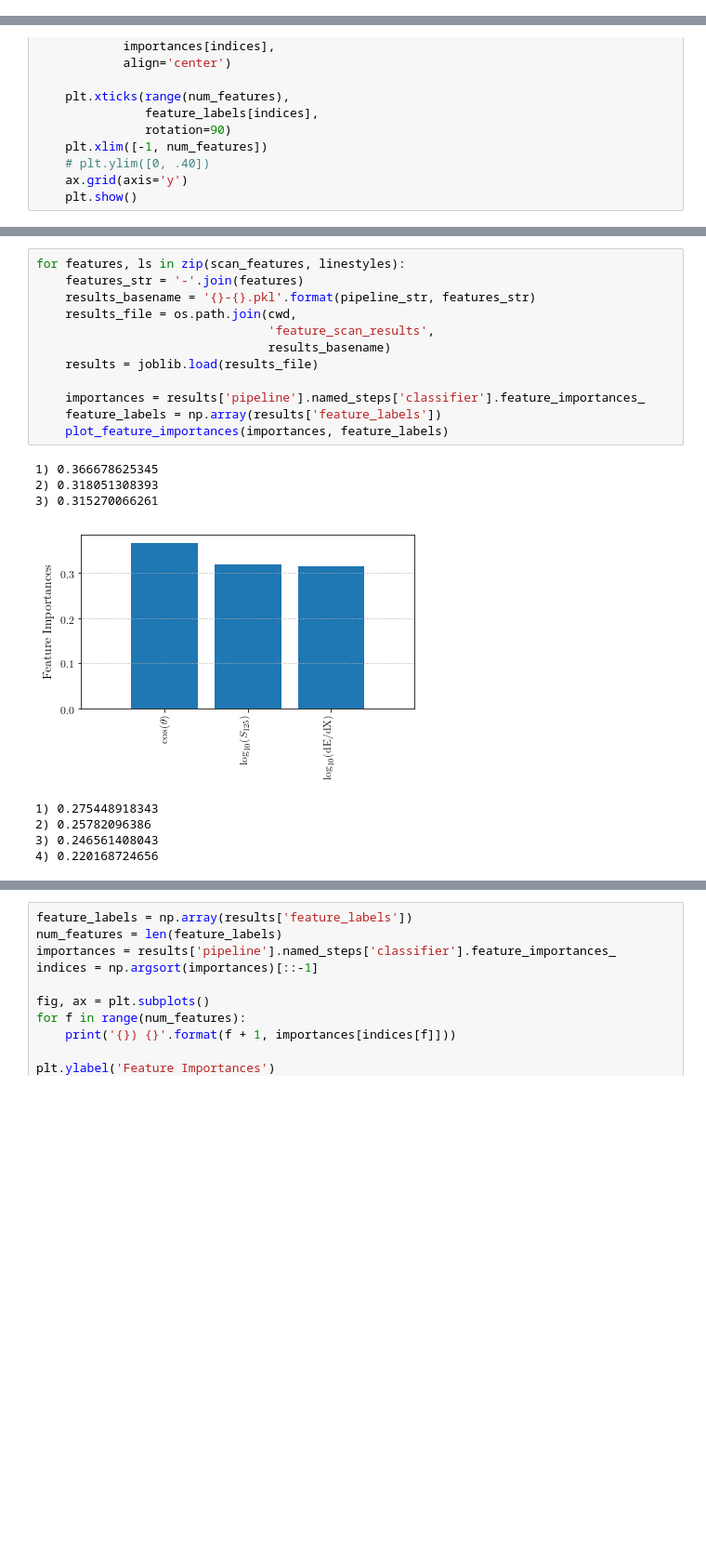
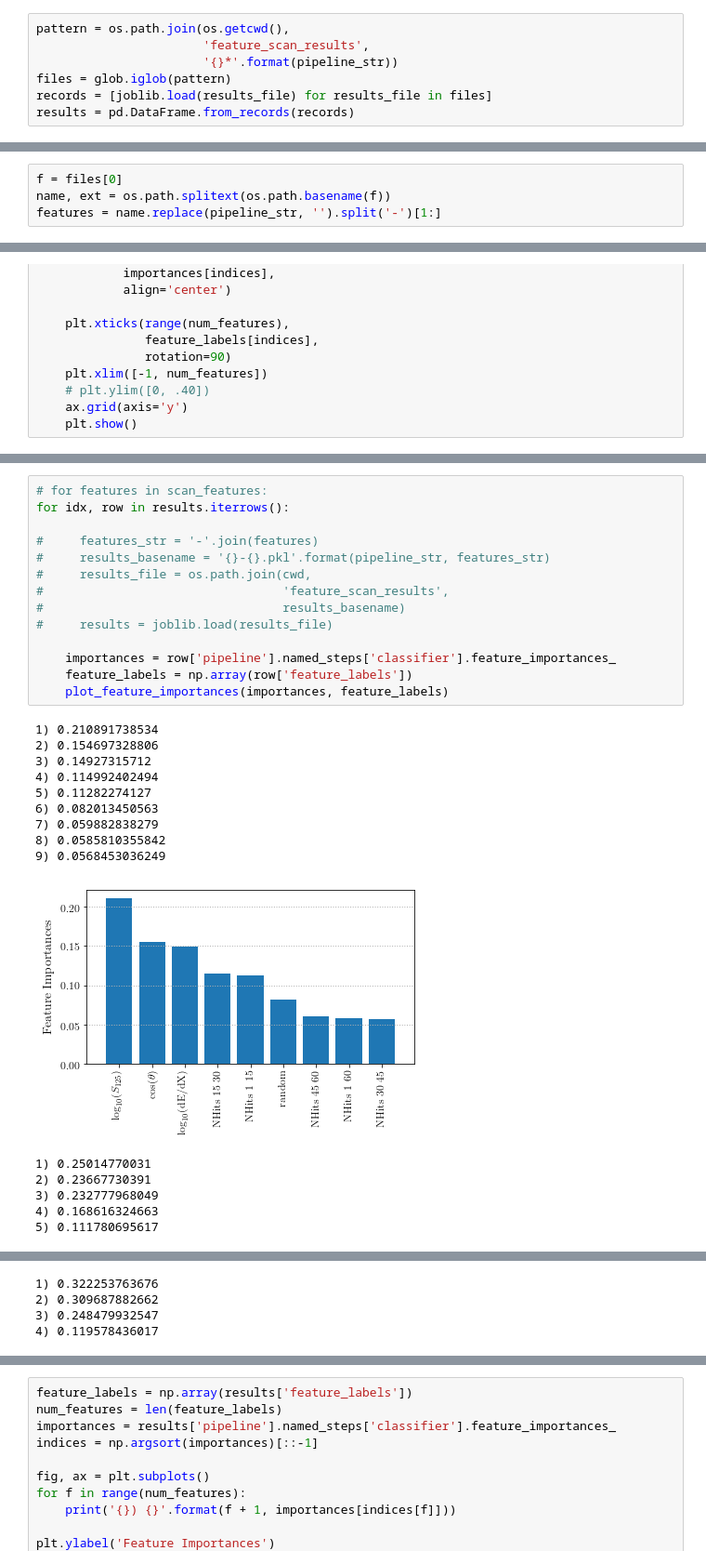
Before and after one commit to jrbourbeau/cr-composition, a Jupyter notebook: feature_selection/plot-feature-scan.ipynb, the cells around one changed output, grey strips where cells are left out. Shown at 93% size. Saved outputs shown, nothing was run; the diff lists cells and outputs as text; blank space fills up the shorter version.

```diff
--- a/feature_selection/plot-feature-scan.ipynb
+++ b/feature_selection/plot-feature-scan.ipynb
@@ -22,3 +24,10 @@ pipeline_str = '{}_comp_{}_{}-groups'.format(pipeline, config, num_groups)
 pipeline_str
 # %% [output]
 'xgboost_comp_IC86.2012_2-groups'
+# %%
+pattern = os.path.join(os.getcwd(),
+                       'feature_scan_results',
+                       '{}*'.format(pipeline_str))
+files = glob.iglob(pattern)
+records = [joblib.load(results_file) for results_file in files]
+results = pd.DataFrame.from_records(records)
@@ -24,0 +47,4 @@ pipeline_str
+# %%
+f = files[0]
+name, ext = os.path.splitext(os.path.basename(f))
+features = name.replace(pipeline_str, '').split('-')[1:]
@@ -106,21 +201,30 @@ plt.show()
 # %%
-for features, ls in zip(scan_features, linestyles):
-    features_str = '-'.join(features)
-    results_basename = '{}-{}.pkl'.format(pipeline_str, features_str)
-    results_file = os.path.join(cwd,
-                                'feature_scan_results',
-                                results_basename)
-    results = joblib.load(results_file)
+# for features in scan_features:
+for idx, row in results.iterrows():
 
-    importances = results['pipeline'].named_steps['classifier'].feature_importances_
-    feature_labels = np.array(results['feature_labels'])
+#     features_str = '-'.join(features)
+#     results_basename = '{}-{}.pkl'.format(pipeline_str, features_str)
+#     results_file = os.path.join(cwd,
+#                                 'feature_scan_results',
+#                                 results_basename)
+#     results = joblib.load(results_file)
+
+    importances = row['pipeline'].named_steps['classifier'].feature_importances_
+    feature_labels = np.array(row['feature_labels'])
     plot_feature_importances(importances, feature_labels)
 # %% [output]
-1) 0.366678625345
-2) 0.318051308393
-3) 0.315270066261
+1) 0.210891738534
+2) 0.154697328806
+3) 0.14927315712
+4) 0.114992402494
+5) 0.11282274127
+6) 0.082013450563
+7) 0.059882838279
+8) 0.0585810355842
+9) 0.0568453036249
-[figure, old version]
+[figure, new version]
-1) 0.275448918343
-2) 0.25782096386
-3) 0.246561408043
-4) 0.220168724656
+1) 0.25014770031
+2) 0.23667730391
+3) 0.232777968049
+4) 0.168616324663
+5) 0.111780695617
@@ -135,3 +239,7 @@ for features, ls in zip(scan_features, linestyles):
 8) 0.0574636086822
 9) 0.0547002218664
 [figure]
+1) 0.322253763676
+2) 0.309687882662
+3) 0.248479932547
+4) 0.119578436017
```
Also changed, not shown: parts of 13 cells of this notebook, 5 other files.
